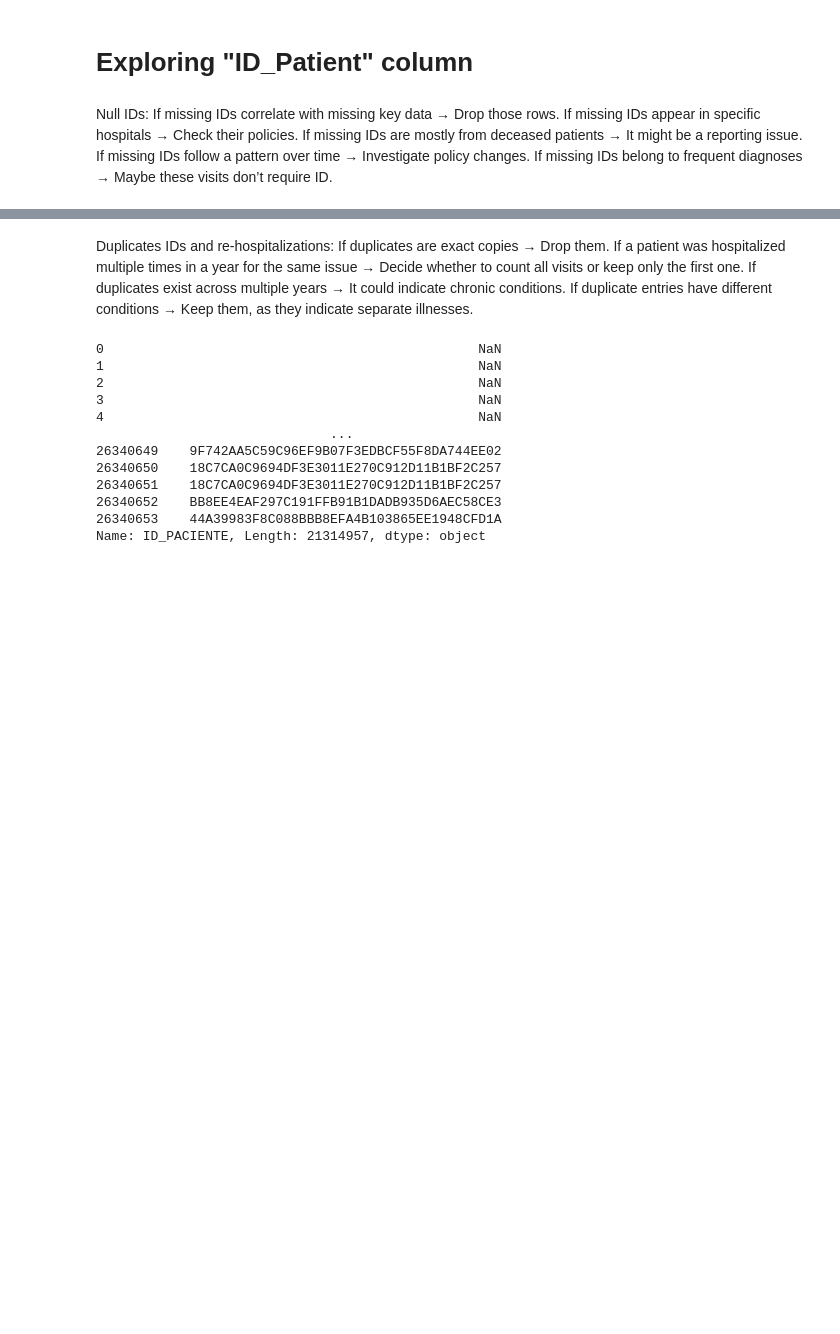
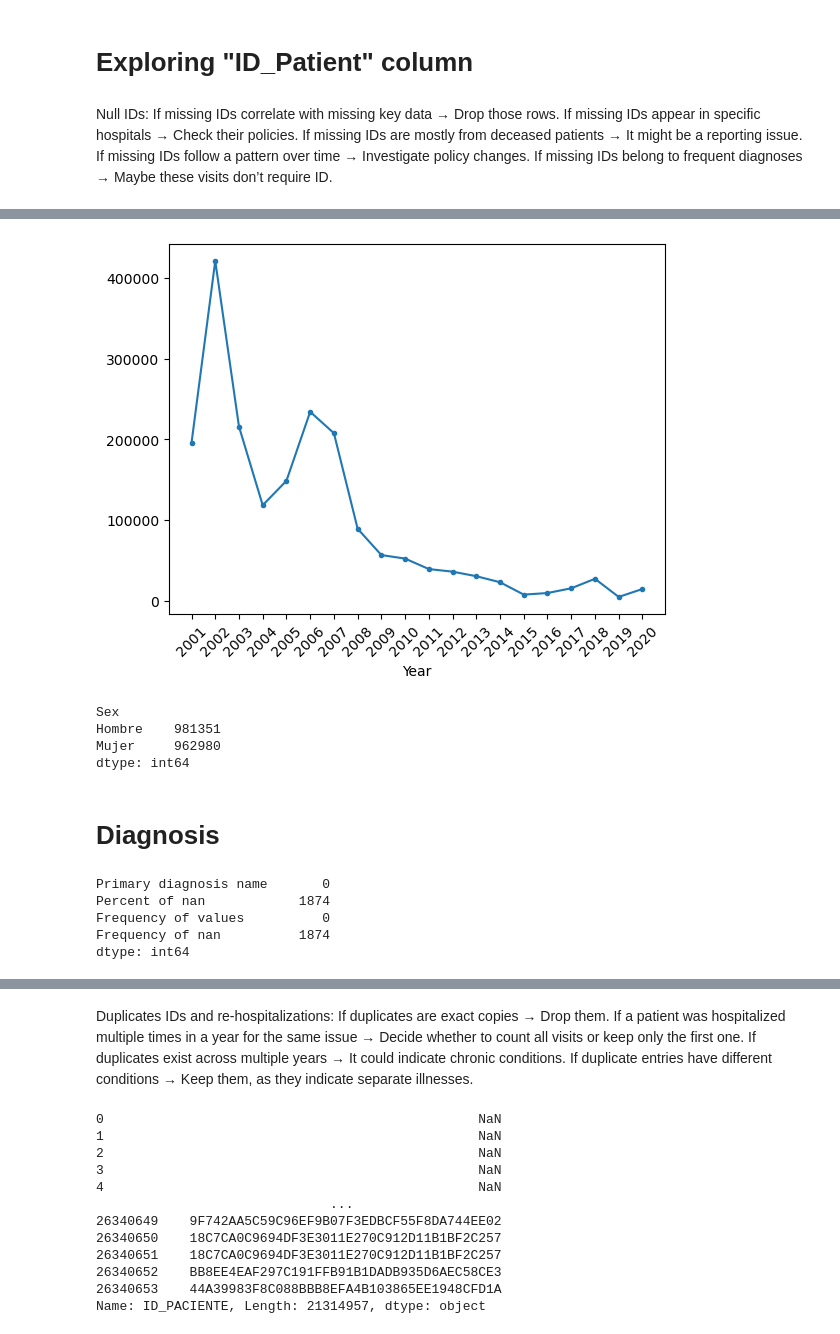
Before and after one commit to mirkopodunavak1996/EDAHospDischarges_Chile2001-2024, a Jupyter notebook: notebooks/Data_Cleaning.ipynb, the cells around one changed output, grey strips where cells are left out. Cells and saved outputs as stored; diff of their text form; code cells hidden in the pictures; blank space fills up the shorter version.

```diff
--- a/notebooks/Data_Cleaning.ipynb
+++ b/notebooks/Data_Cleaning.ipynb
@@ -118,4 +181,16 @@ df['ID'].isna().mean()
 # %%
 # Check Trends Over Time
+plt.figure()
+df_nanID.groupby(['Year'], sort = True).size().plot.line(style='.-')
+plt.xticks(list(df_final["Year"].unique()), rotation = 45)
+plt.show()
+# %% [output]
+[figure, added]
 # %%
-# Compare with Age and Gender
+# Compare with Gender
+df_nanID.groupby(['Sex']).size()
+# %% [output]
+Sex
+Hombre    981351
+Mujer     962980
+dtype: int64
@@ -123,0 +197,2 @@ df['ID'].isna().mean()
+# %% [markdown]
+# Diagnosis
@@ -123,0 +215,9 @@ df['ID'].isna().mean()
+# %%
+# This shows that when there are not NaN IDs the percent is NaN and should be 0%. Lets replace that value
+df_diseases.isnull().sum()
+# %% [output]
+Primary diagnosis name       0
+Percent of nan            1874
+Frequency of values          0
+Frequency of nan          1874
+dtype: int64
```
Also changed, not shown: parts of 30 cells of this notebook.
